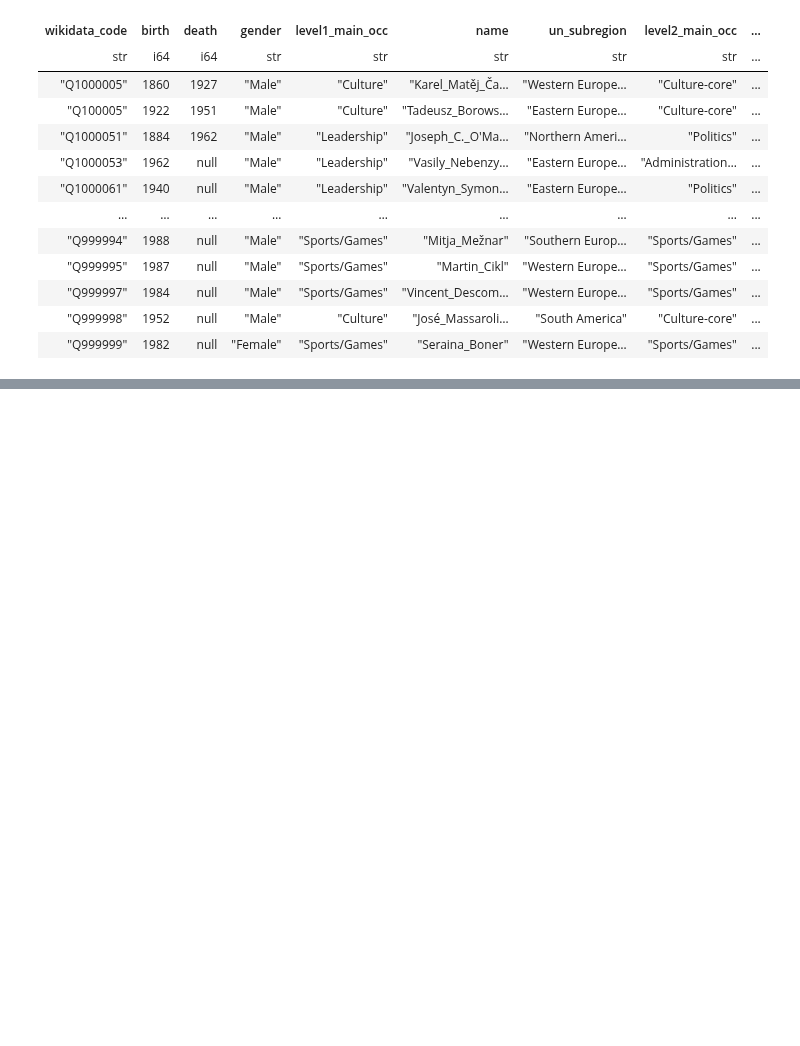
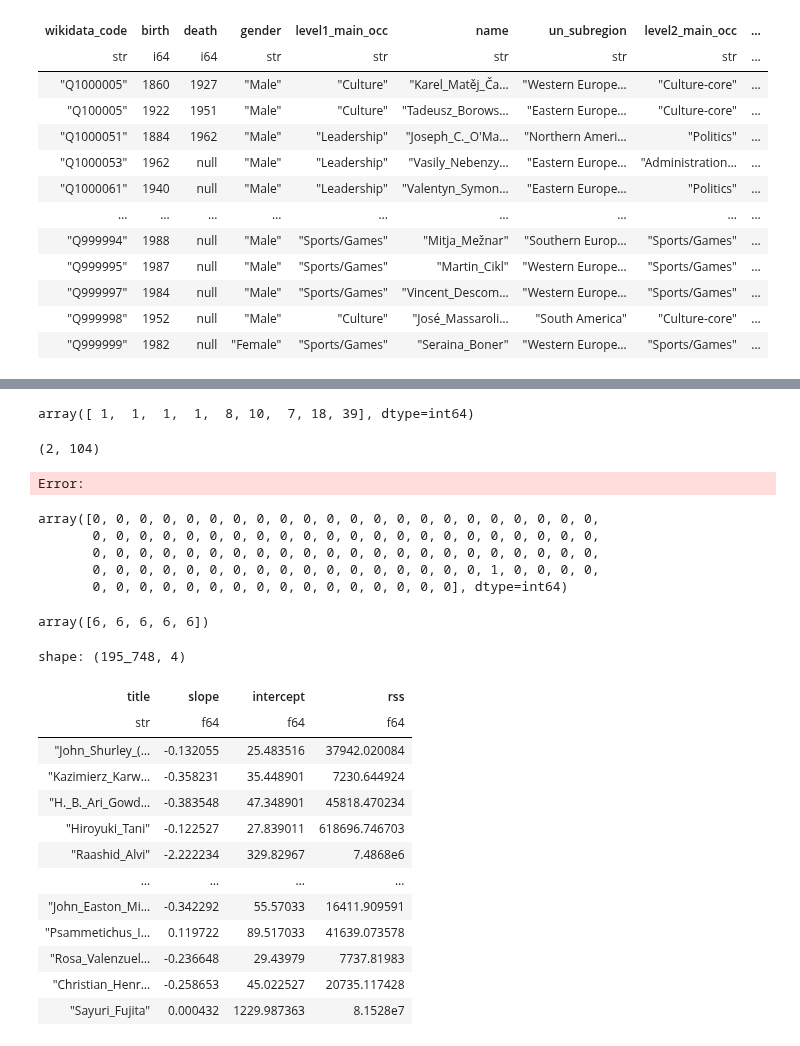
Before and after one commit to MNetanel/wikipedia-people-page-views-patterns, a Jupyter notebook: notebooks/03_sequences_analysis.ipynb, the cells around one changed output, grey strips where cells are left out. Saved outputs shown, nothing was run; the diff lists cells and outputs as text; code cells hidden in the pictures; blank space fills up the shorter version.

```diff
--- a/notebooks/03_sequences_analysis.ipynb
+++ b/notebooks/03_sequences_analysis.ipynb
@@ -102,0 +308,4 @@ plt.show()
+# %%
+np.diff(np.where(X_sax[57999])[0])
+# %% [output]
+array([ 1,  1,  1,  1,  8, 10,  7, 18, 39], dtype=int64)
@@ -102,0 +315,4 @@ plt.show()
+# %%
+np.polyfit(np.arange(len(X_sax)), X_sax, deg=1).shape
+# %% [output]
+(2, 104)
@@ -102,0 +329,50 @@ plt.show()
+# %%
+# calculate linear coefficient and r2 for each row in X
+def calculate_linear_coefficients(X):
+    n = X.shape[1]
+    coefficients = np.zeros((X.shape[0], n))
+    r2 = np.zeros((X.shape[0], n))
+    for i in range(X.shape[0]):
+        for j in range(n):
+            p = Polynomial.fit(np.arange(len(X[i])), X[i], deg=1)
+            coefficients[i, j] = p.convert().coef[0]
+            r2[i, j] = p.convert().coef[1]
+    return coefficients, r2
+
+coefficients, r2 = calculate_linear_coefficients(X_sax)
+# %% [output]
+Error:
+# %%
+X_sax[57999]
+# %% [output]
+array([0, 0, 0, 0, 0, 0, 0, 0, 0, 0, 0, 0, 0, 0, 0, 0, 0, 0, 0, 0, 0, 0,
+       0, 0, 0, 0, 0, 0, 0, 0, 0, 0, 0, 0, 0, 0, 0, 0, 0, 0, 0, 0, 0, 0,
+       0, 0, 0, 0, 0, 0, 0, 0, 0, 0, 0, 0, 0, 0, 0, 0, 0, 0, 0, 0, 0, 0,
+       0, 0, 0, 0, 0, 0, 0, 0, 0, 0, 0, 0, 0, 0, 0, 0, 0, 1, 0, 0, 0, 0,
+       0, 0, 0, 0, 0, 0, 0, 0, 0, 0, 0, 0, 0, 0, 0, 0], dtype=int64)
+# %%
+np.apply_along_axis(len, 1, axs)
+# %% [output]
+array([6, 6, 6, 6, 6])
+# %%
+(views_df.filter(pl.col('title').is_in(info_df.filter(pl.col('level2_main_occ') == 'Politics').select('name')))
+ .melt('title')
+ .group_by('title')
+ .agg(linear_trend=pl.col('value').ts.linear_trend())
+ .unnest('linear_trend')
+)
+# %% [output]
+shape: (195_748, 4)
+| title | slope | intercept | rss |
+| str | f64 | f64 | f64 |
+| "John_Shurley_(… | -0.132055 | 25.483516 | 37942.020084 |
+| "Kazimierz_Karw… | -0.358231 | 35.448901 | 7230.644924 |
+| "H._B._Ari_Gowd… | -0.383548 | 47.348901 | 45818.470234 |
+| "Hiroyuki_Tani" | -0.122527 | 27.839011 | 618696.746703 |
+| "Raashid_Alvi" | -2.222234 | 329.82967 | 7.4868e6 |
+| … | … | … | … |
+| "John_Easton_Mi… | -0.342292 | 55.57033 | 16411.909591 |
+| "Psammetichus_I… | 0.119722 | 89.517033 | 41639.073578 |
+| "Rosa_Valenzuel… | -0.236648 | 29.43979 | 7737.81983 |
+| "Christian_Henr… | -0.258653 | 45.022527 | 20735.117428 |
+| "Sayuri_Fujita" | 0.000432 | 1229.987363 | 8.1528e7 |
```
Also changed, not shown: parts of 31 cells of this notebook, 1 other file.
